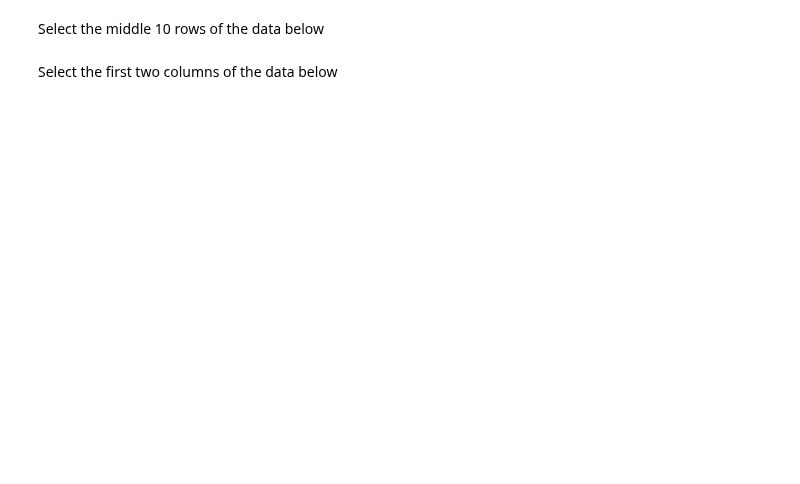
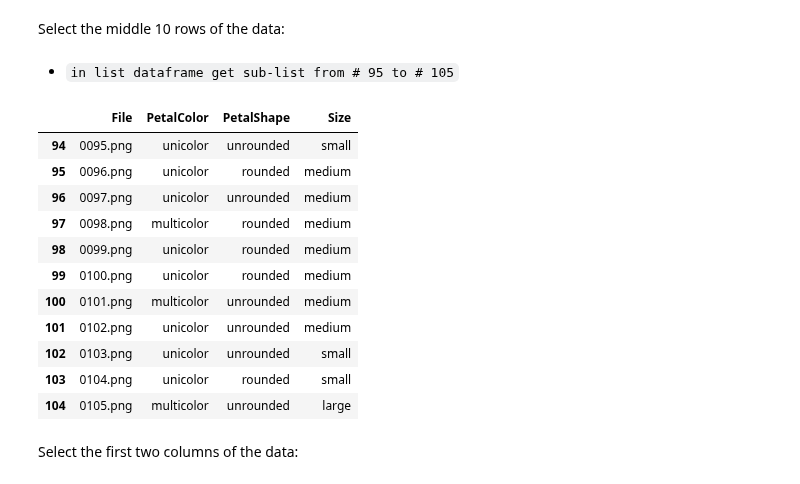
Before and after one commit to memphis-iis/datawhys-content-notebooks-python, a Jupyter notebook: Data-science-and-the-nature-of-data-PS.ipynb, the cells around one changed output. Drawn from its saved outputs; the diff is of its cells as text; code cells hidden in the pictures; blank space fills up the shorter version.

```diff
--- a/Data-science-and-the-nature-of-data-PS.ipynb
+++ b/Data-science-and-the-nature-of-data-PS.ipynb
@@ -36,0 +37,6 @@ Load the data into a dataframe (see the "Data Science and the Nature of Data" no
+# %%
+dataframe = pd.read_csv('datasets/flowers.csv')
+
+dataframe
+
+#<xml xmlns="https://developers.google.com/blockly/xml"><variables><variable id="t[n^Fcp7,s93E17ZZ9J6">dataframe</variable><variable id="i!#]:2XI=^qLb$e.|iwo">pd</variable></variables><block type="variables_set" id="YMNSvjU:9aS0`rADBobh" x="29" y="215"><field name="VAR" id="t[n^Fcp7,s93E17ZZ9J6">dataframe</field><value name="VALUE"><block type="varDoMethod" id="h[BIiU^0[[vbD`zoBn6+"><field name="VAR" id="i!#]:2XI=^qLb$e.|iwo">pd</field><field name="MEMBER">read_csv</field><data>pd:read_csv</data><value name="INPUT"><block type="text" id="HyH?(x3/MuPXE`T5;)[@"><field name="TEXT">datasets/flowers.csv</field></block></value></block></value></block><block type="variables_get" id="uS,Sc{|xLGBqCK`F3*-*" x="8" y="300"><field name="VAR" id="t[n^Fcp7,s93E17ZZ9J6">dataframe</field></block></xml>
@@ -41,4 +107,23 @@ Select the last 10 rows of the data below
 # %% [markdown]
-Select the middle 10 rows of the data below
+Select the middle 10 rows of the data:
+# %% [markdown]
+- `in list dataframe get sub-list from # 95 to # 105`
+# %%
+dataframe[94 : 105]
+
+#<xml xmlns="https://developers.google.com/blockly/xml"><variables><variable id="t[n^Fcp7,s93E17ZZ9J6">dataframe</variable></variables><block type="lists_getSublist" id="5hFiqAq|QPxp%Xc:h/@A" x="8" y="518"><mutation at1="true" at2="true"></mutation><field name="WHERE1">FROM_START</field><field name="WHERE2">FROM_START</field><value name="LIST"><block type="variables_get" id="Y`nWHnCXvg4!GpZ![Z8S"><field name="VAR" id="t[n^Fcp7,s93E17ZZ9J6">dataframe</field></block></value><value name="AT1"><block type="math_number" id="D1[i#!$i}_h;`?.h;x*w"><field name="NUM">95</field></block></value><value name="AT2"><block type="math_number" id=":W_T5/Ic4zuYR5*I6#^l"><field name="NUM">105</field></block></value></block></xml>
+# %% [output]
+|  | File | PetalColor | PetalShape | Size |
+| 94 | 0095.png | unicolor | unrounded | small |
+| 95 | 0096.png | unicolor | rounded | medium |
+| 96 | 0097.png | unicolor | unrounded | medium |
+| 97 | 0098.png | multicolor | rounded | medium |
+| 98 | 0099.png | unicolor | rounded | medium |
+| 99 | 0100.png | unicolor | rounded | medium |
+| 100 | 0101.png | multicolor | unrounded | medium |
+| 101 | 0102.png | unicolor | unrounded | medium |
+| 102 | 0103.png | unicolor | unrounded | small |
+| 103 | 0104.png | unicolor | rounded | small |
+| 104 | 0105.png | multicolor | unrounded | large |
 # %% [markdown]
-Select the first two columns of the data below
+Select the first two columns of the data:
```
Also changed, not shown: parts of 27 cells of this notebook, 2 other files.
